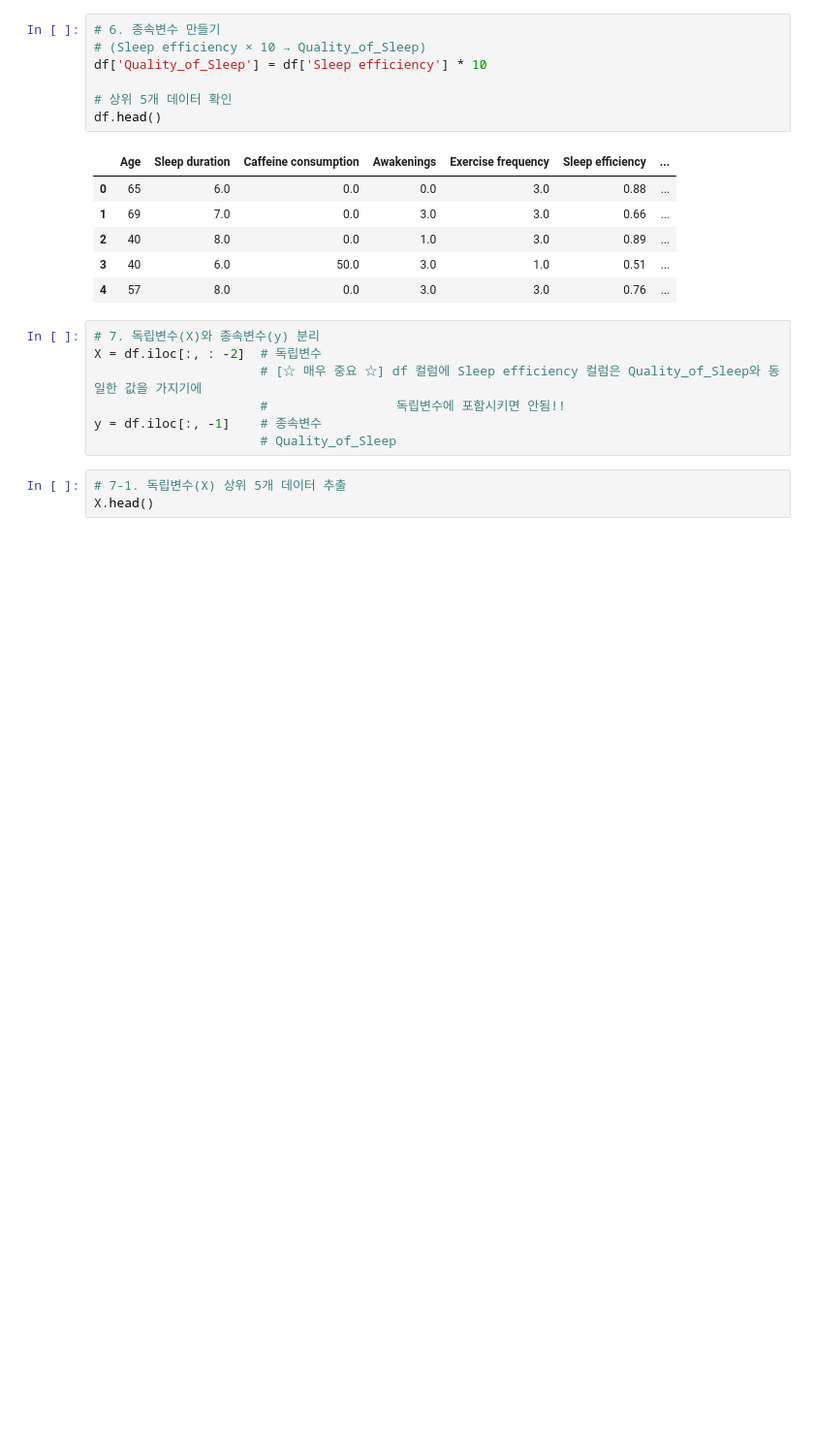
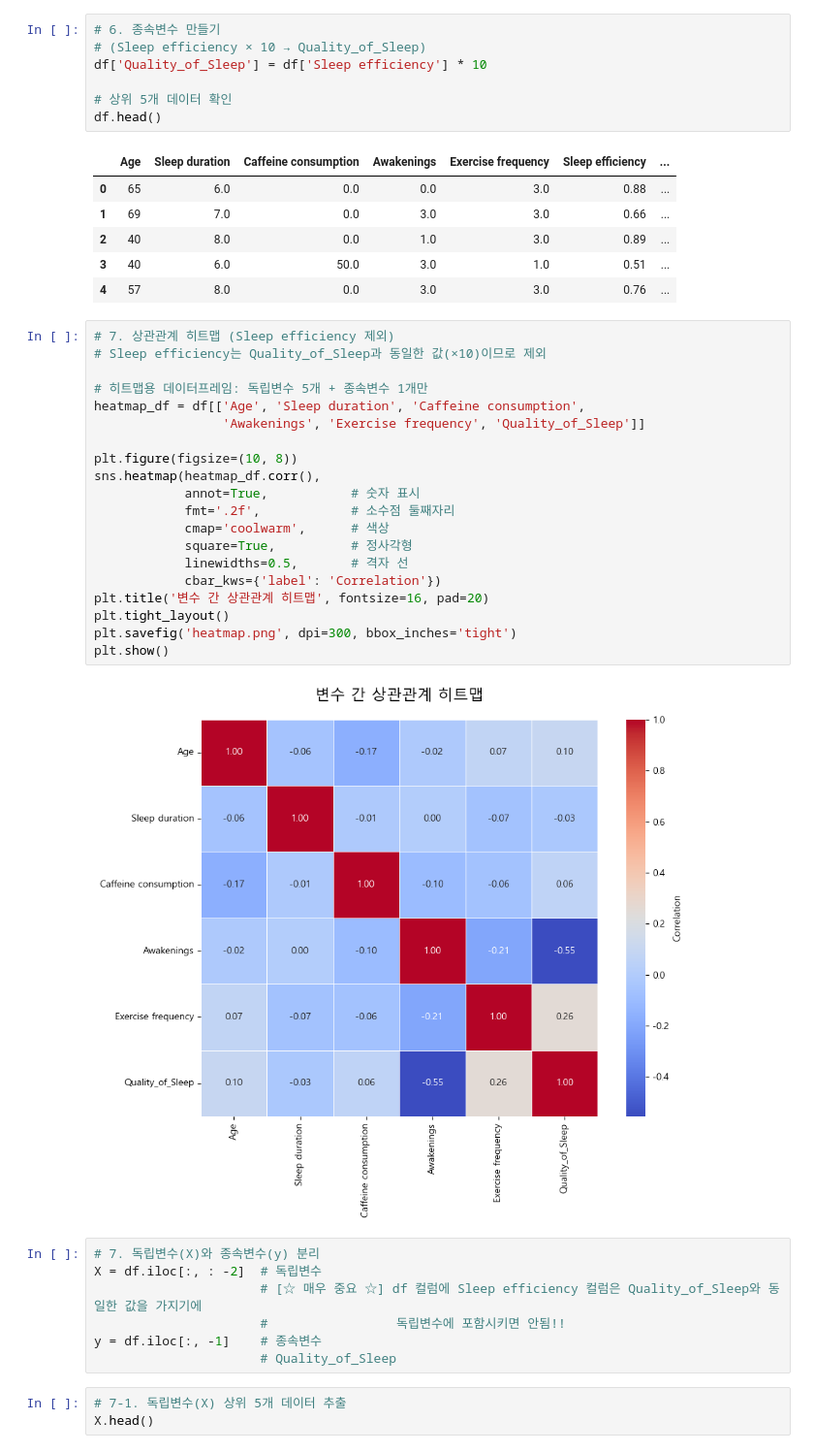
Before and after one commit to 2byeongjoo/ML_PRJ, a Jupyter notebook: sleep_quality.ipynb, the cells around one changed output. Shown at 97% size. Saved outputs shown, nothing was run; the diff lists cells and outputs as text; blank space fills up the shorter version.

```diff
--- a/sleep_quality.ipynb
+++ b/sleep_quality.ipynb
@@ -121,6 +121,28 @@ df.head()
 | 2 | 40 | 8.0 | 0.0 | 1.0 | 3.0 | 0.89 | ... |
 | 3 | 40 | 6.0 | 50.0 | 3.0 | 1.0 | 0.51 | ... |
 | 4 | 57 | 8.0 | 0.0 | 3.0 | 3.0 | 0.76 | ... |
+# %%
+# 7. 상관관계 히트맵 (Sleep efficiency 제외)
+# Sleep efficiency는 Quality_of_Sleep과 동일한 값(×10)이므로 제외
+
+# 히트맵용 데이터프레임: 독립변수 5개 + 종속변수 1개만
+heatmap_df = df[['Age', 'Sleep duration', 'Caffeine consumption',
+                 'Awakenings', 'Exercise frequency', 'Quality_of_Sleep']]
+
+plt.figure(figsize=(10, 8))
+sns.heatmap(heatmap_df.corr(),
+            annot=True,           # 숫자 표시
+            fmt='.2f',            # 소수점 둘째자리
+            cmap='coolwarm',      # 색상
+            square=True,          # 정사각형
+            linewidths=0.5,       # 격자 선
+            cbar_kws={'label': 'Correlation'})
+plt.title('변수 간 상관관계 히트맵', fontsize=16, pad=20)
+plt.tight_layout()
+plt.savefig('heatmap.png', dpi=300, bbox_inches='tight')
+plt.show()
+# %% [output]
+[figure, added]
 # %%
 # 7. 독립변수(X)와 종속변수(y) 분리
 X = df.iloc[:, : -2]  # 독립변수
```
Also changed, not shown: 2 other files.
